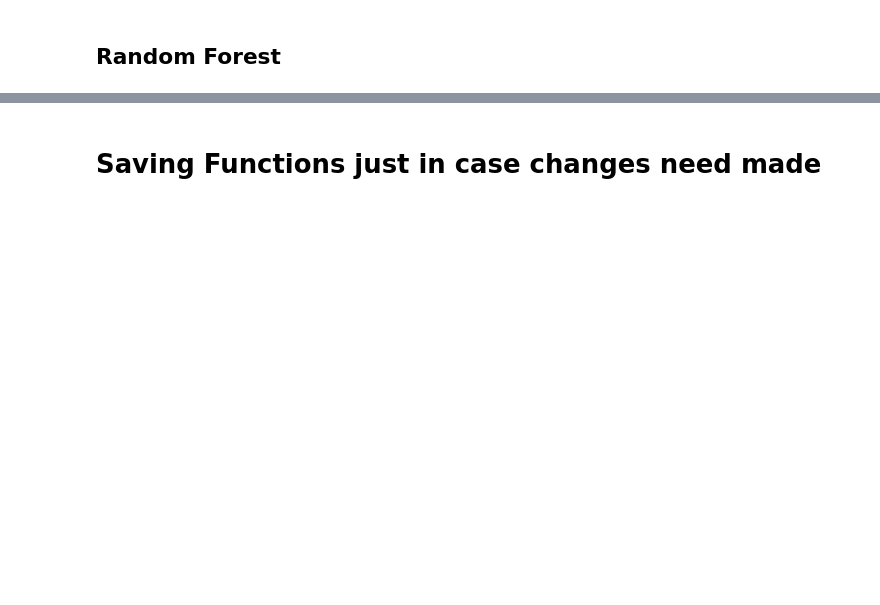
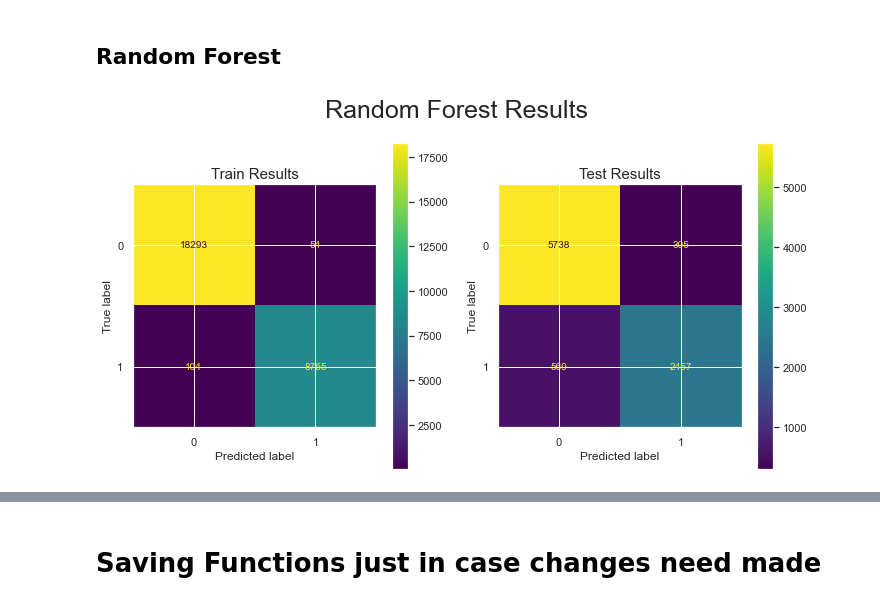
Before and after one commit to mduncan23/Hotel_Cancellation_Predictor, a Jupyter notebook: Hotel_Cancellation_Notebook.ipynb, the cells around one changed output, grey strips where cells are left out. Cells and saved outputs as stored; diff of their text form; code cells hidden in the pictures; blank space fills up the shorter version.

```diff
--- a/Hotel_Cancellation_Notebook.ipynb
+++ b/Hotel_Cancellation_Notebook.ipynb
@@ -676,9 +689,12 @@ ValueError: ('Expecting 2 dimensional numpy.ndarray, got: ', (27206,))
 # %%
 rf_model = RandomForestClassifier(random_state=42)
 # %%
-score_model(rf_model,
-            'Random Forest',
-            X_train,
-            X_test,
-            y_train,
-            y_test)
+score_card = score_model(rf_model,
+                         'Random Forest',
+                         score_card,
+                         X_train,
+                         X_test,
+                         y_train,
+                         y_test)
+# %% [output]
+[figure, added]
```
Also changed, not shown: parts of 11 cells of this notebook.
